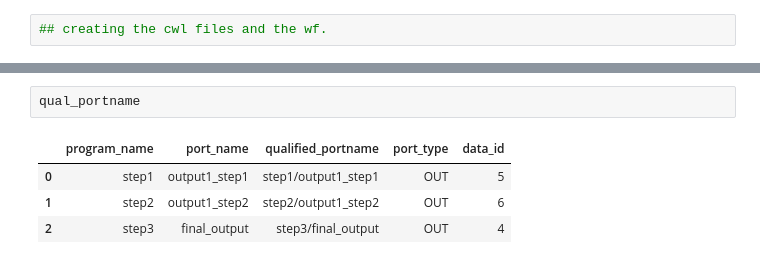
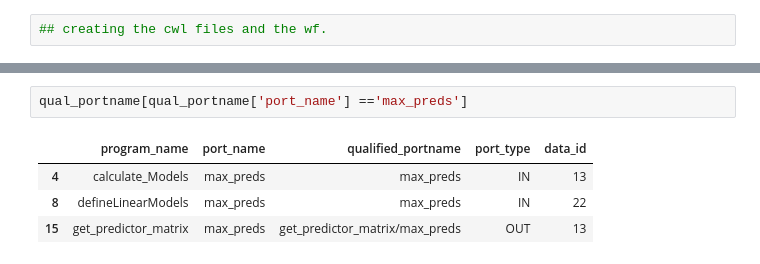
Before and after one commit to idaks/cwl_modeling, a Jupyter notebook: yw_cwl_modeling/yw_cwl_parser/yw2cwl_sql.ipynb, the cells around one changed output, grey strips where cells are left out. Saved outputs shown, nothing was run; the diff lists cells and outputs as text.

```diff
--- a/yw_cwl_modeling/yw_cwl_parser/yw2cwl_sql.ipynb
+++ b/yw_cwl_modeling/yw_cwl_parser/yw2cwl_sql.ipynb
@@ -791,7 +798,7 @@ cwl_file_df
-# %%
-qual_portname
-# %% [output]
-|  | program_name | port_name | qualified_portname | port_type | data_id |
-| 0 | step1 | output1_step1 | step1/output1_step1 | OUT | 5 |
-| 1 | step2 | output1_step2 | step2/output1_step2 | OUT | 6 |
-| 2 | step3 | final_output | step3/final_output | OUT | 4 |
+# %%
+qual_portname[qual_portname['port_name'] =='max_preds']
+# %% [output]
+|  | program_name | port_name | qualified_portname | port_type | data_id |
+| 4 | calculate_Models | max_preds | max_preds | IN | 13 |
+| 8 | defineLinearModels | max_preds | max_preds | IN | 22 |
+| 15 | get_predictor_matrix | max_preds | get_predictor_matrix/max_preds | OUT | 13 |
```
Also changed, not shown: parts of 14 cells of this notebook, 9 other files.
